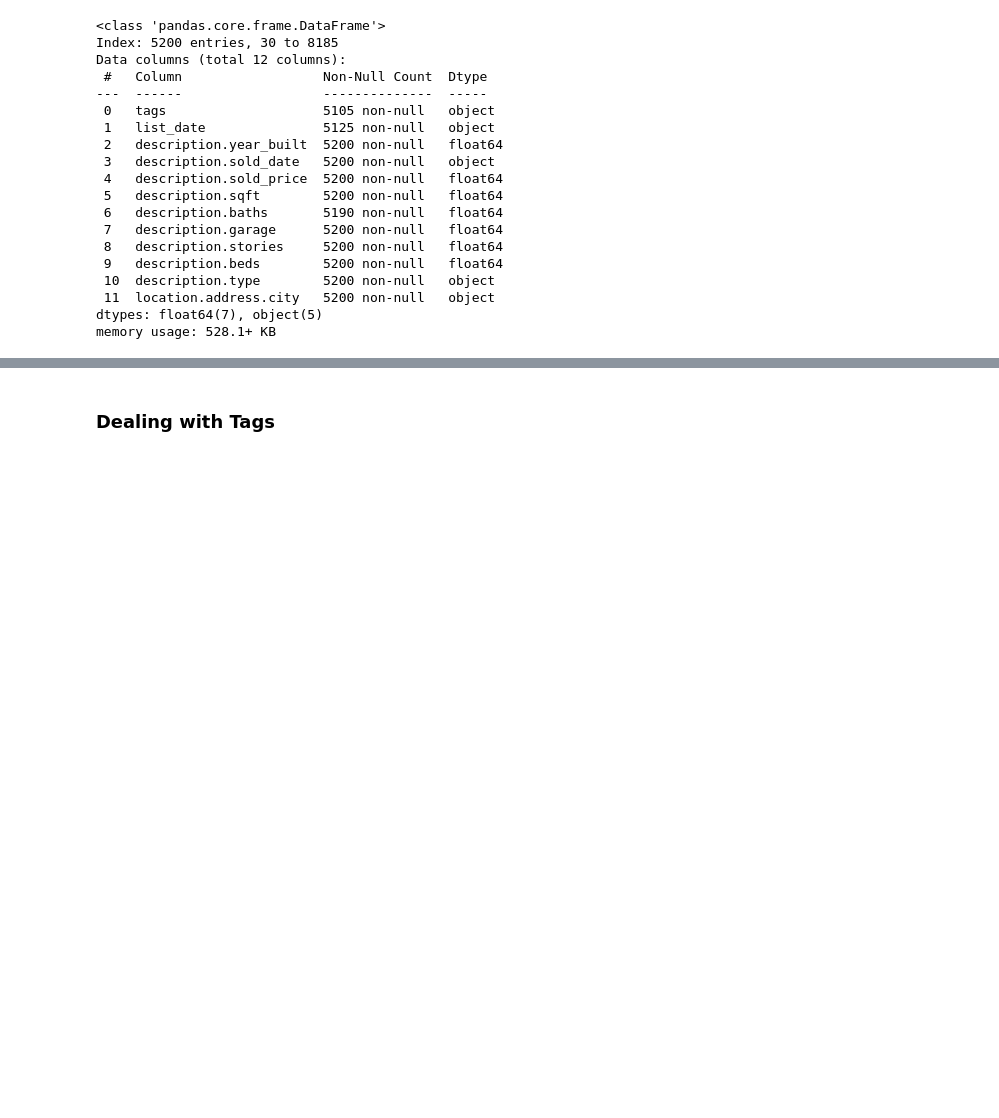
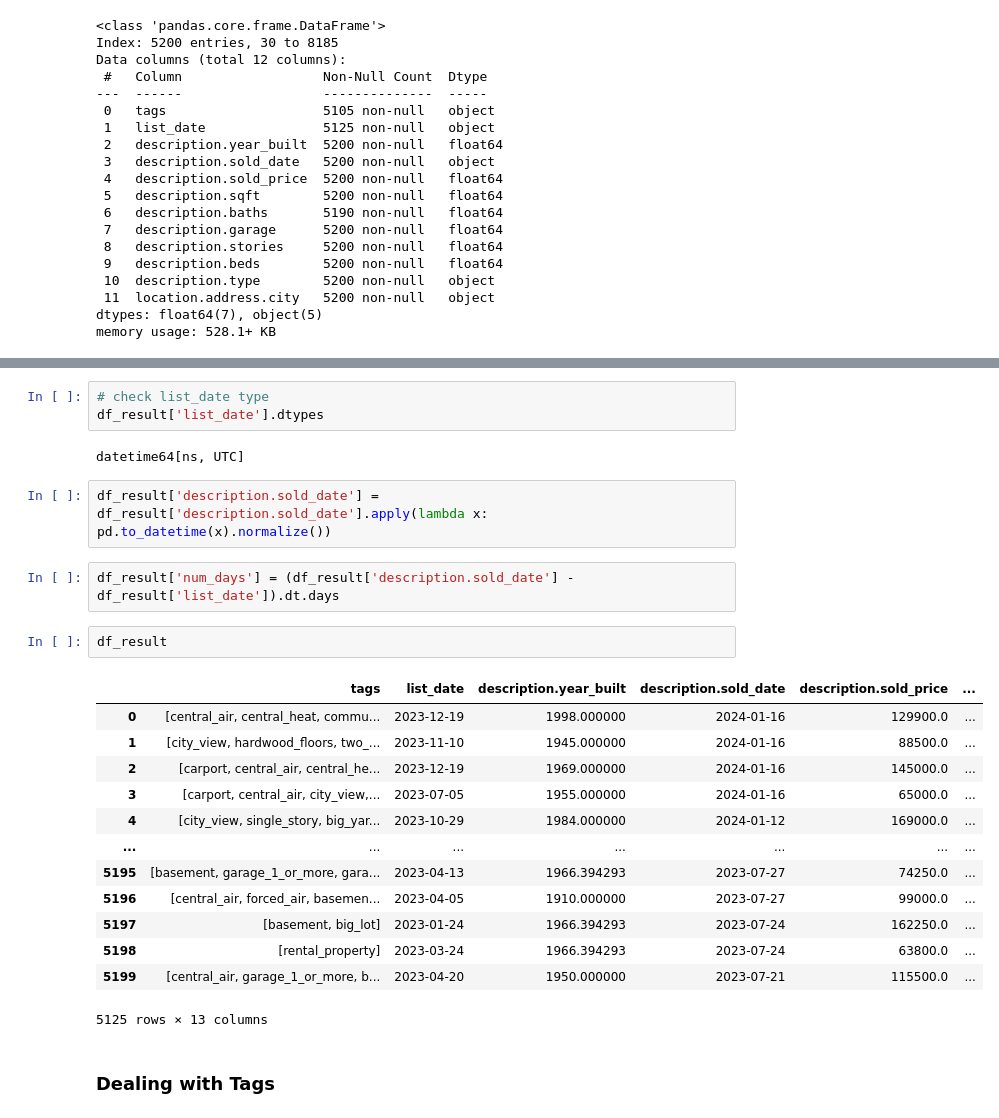
Before and after one commit to blairjdaniel/DS-Midterm-Project, a Jupyter notebook: Blair's Work/1 - EDA_blair.ipynb, the cells around one changed output, grey strips where cells are left out. Cells and saved outputs as stored; diff of their text form; blank space fills up the shorter version.

```diff
--- a/Blair's Work/1 - EDA_blair.ipynb
+++ b/Blair's Work/1 - EDA_blair.ipynb
@@ -304,3 +331,28 @@ memory usage: 528.1+ KB
+# %%
+# check list_date type
+df_result['list_date'].dtypes
+# %% [output]
+datetime64[ns, UTC]
+# %%
+df_result['description.sold_date'] = df_result['description.sold_date'].apply(lambda x: pd.to_datetime(x).normalize())
+# %%
+df_result['num_days'] = (df_result['description.sold_date'] - df_result['list_date']).dt.days
+# %%
+df_result
+# %% [output]
+|  | tags | list_date | description.year_built | description.sold_date | description.sold_price | ... |
+| 0 | [central_air, central_heat, commu... | 2023-12-19 | 1998.000000 | 2024-01-16 | 129900.0 | ... |
+| 1 | [city_view, hardwood_floors, two_... | 2023-11-10 | 1945.000000 | 2024-01-16 | 88500.0 | ... |
+| 2 | [carport, central_air, central_he... | 2023-12-19 | 1969.000000 | 2024-01-16 | 145000.0 | ... |
+| 3 | [carport, central_air, city_view,... | 2023-07-05 | 1955.000000 | 2024-01-16 | 65000.0 | ... |
+| 4 | [city_view, single_story, big_yar... | 2023-10-29 | 1984.000000 | 2024-01-12 | 169000.0 | ... |
+| ... | ... | ... | ... | ... | ... | ... |
+| 5195 | [basement, garage_1_or_more, gara... | 2023-04-13 | 1966.394293 | 2023-07-27 | 74250.0 | ... |
+| 5196 | [central_air, forced_air, basemen... | 2023-04-05 | 1910.000000 | 2023-07-27 | 99000.0 | ... |
+| 5197 | [basement, big_lot] | 2023-01-24 | 1966.394293 | 2023-07-24 | 162250.0 | ... |
+| 5198 | [rental_property] | 2023-03-24 | 1966.394293 | 2023-07-24 | 63800.0 | ... |
+| 5199 | [central_air, garage_1_or_more, b... | 2023-04-20 | 1950.000000 | 2023-07-21 | 115500.0 | ... |
+5125 rows × 13 columns
 # %% [markdown]
 ### Dealing with Tags
 # %% [markdown]
```
Also changed, not shown: parts of 30 cells of this notebook.
